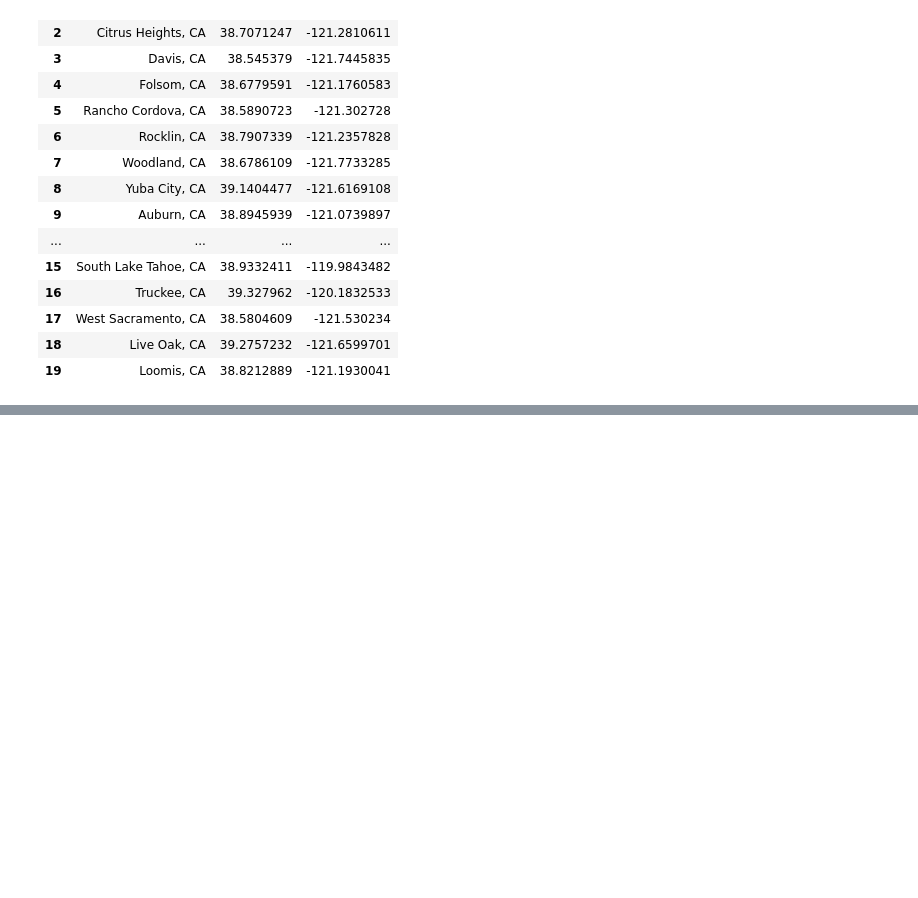
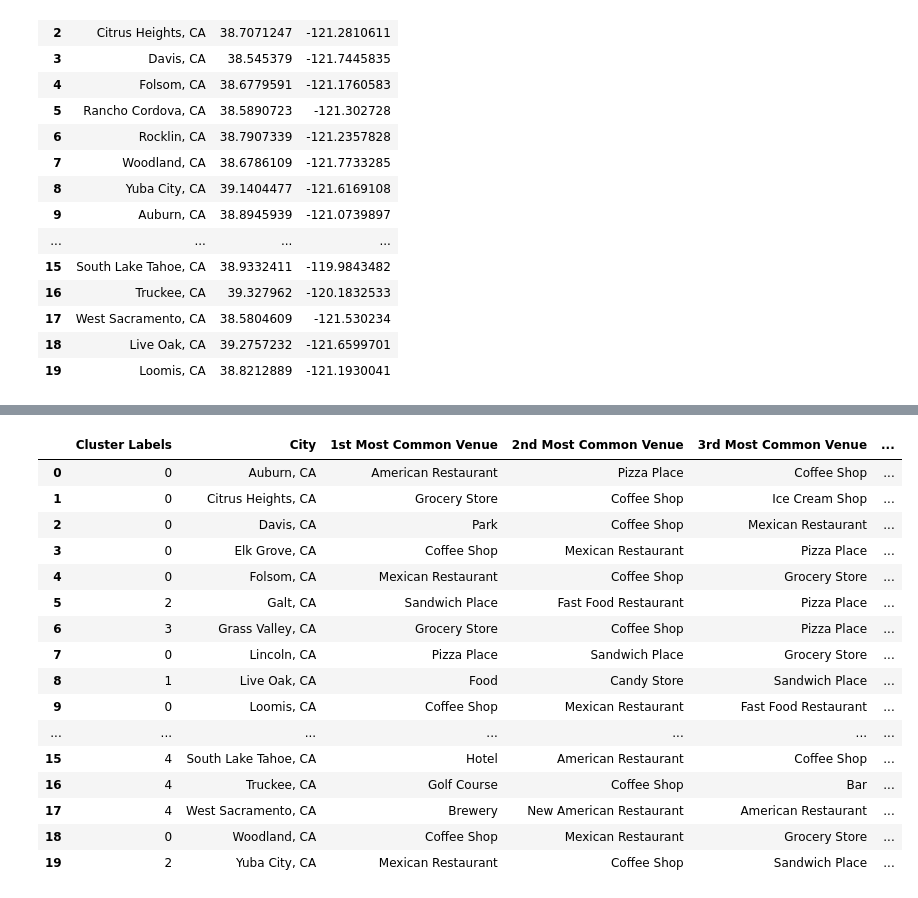
Before and after one commit to mkchrist/Coursera_Capstone, a Jupyter notebook: Week 5 Assignment: Battle of the Neighborhoods.ipynb, the cells around one changed output, grey strips where cells are left out. Saved outputs shown, nothing was run; the diff lists cells and outputs as text; code cells hidden in the pictures; blank space fills up the shorter version.

```diff
--- a/Week 5 Assignment: Battle of the Neighborhoods.ipynb
+++ b/Week 5 Assignment: Battle of the Neighborhoods.ipynb
@@ -895,0 +1101,4 @@ Cities
+# %%
+# get the mean value of each category around an Attraction
+region_grouped = region_onehot.groupby('Neighborhood').mean().reset_index()
+region_grouped.head()
@@ -895,0 +1224,20 @@ Cities
+# %%
+neighborhoods1_venues_sorted
+# %% [output]
+|  | Cluster Labels | City | 1st Most Common Venue | 2nd Most Common Venue | 3rd Most Common Venue | ... |
+| 0 | 0 | Auburn, CA | American Restaurant | Pizza Place | Coffee Shop | ... |
+| 1 | 0 | Citrus Heights, CA | Grocery Store | Coffee Shop | Ice Cream Shop | ... |
+| 2 | 0 | Davis, CA | Park | Coffee Shop | Mexican Restaurant | ... |
+| 3 | 0 | Elk Grove, CA | Coffee Shop | Mexican Restaurant | Pizza Place | ... |
+| 4 | 0 | Folsom, CA | Mexican Restaurant | Coffee Shop | Grocery Store | ... |
+| 5 | 2 | Galt, CA | Sandwich Place | Fast Food Restaurant | Pizza Place | ... |
+| 6 | 3 | Grass Valley, CA | Grocery Store | Coffee Shop | Pizza Place | ... |
+| 7 | 0 | Lincoln, CA | Pizza Place | Sandwich Place | Grocery Store | ... |
+| 8 | 1 | Live Oak, CA | Food | Candy Store | Sandwich Place | ... |
+| 9 | 0 | Loomis, CA | Coffee Shop | Mexican Restaurant | Fast Food Restaurant | ... |
+| ... | ... | ... | ... | ... | ... | ... |
+| 15 | 4 | South Lake Tahoe, CA | Hotel | American Restaurant | Coffee Shop | ... |
+| 16 | 4 | Truckee, CA | Golf Course | Coffee Shop | Bar | ... |
+| 17 | 4 | West Sacramento, CA | Brewery | New American Restaurant | American Restaurant | ... |
+| 18 | 0 | Woodland, CA | Coffee Shop | Mexican Restaurant | Grocery Store | ... |
+| 19 | 2 | Yuba City, CA | Mexican Restaurant | Coffee Shop | Sandwich Place | ... |
```
Also changed, not shown: parts of 40 cells of this notebook.
